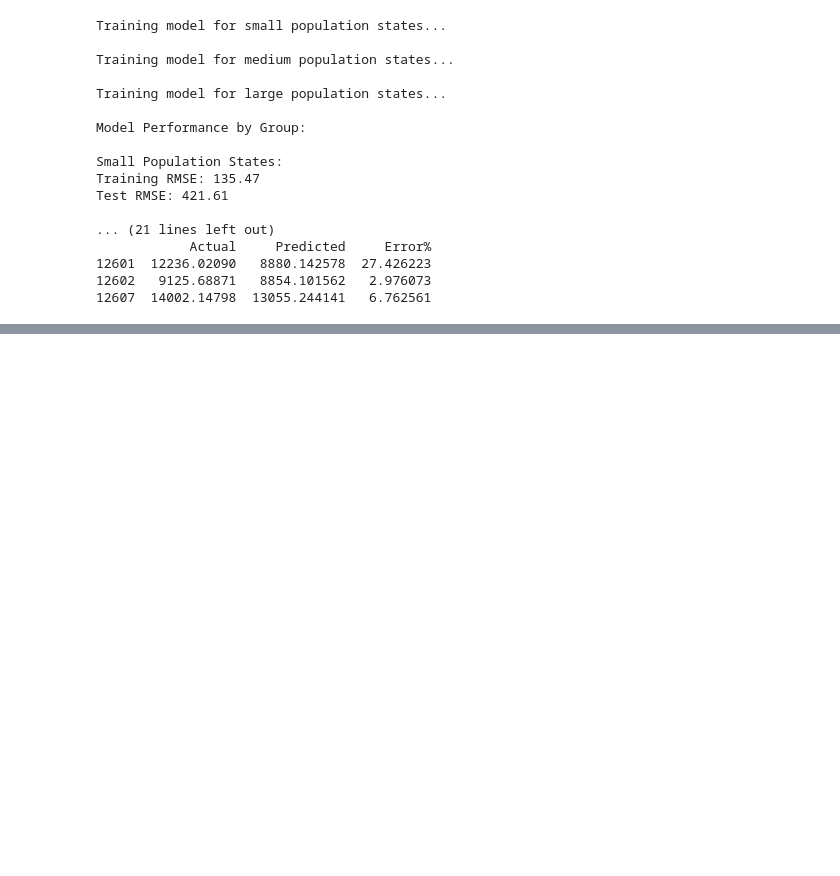
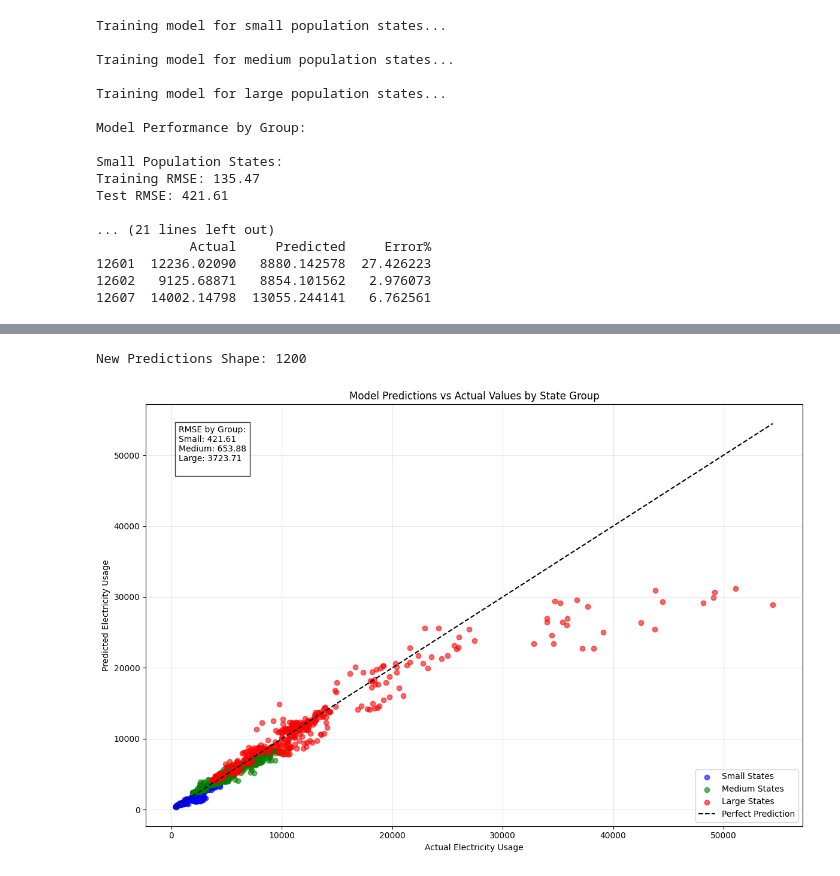
Before and after one commit to Ahmedayaz1210/electricity-usage-prediction, a Jupyter notebook: notebooks/Project - Draft 3.ipynb, the cells around one changed output, grey strips where cells are left out. Cells and saved outputs as stored; diff of their text form; code cells hidden in the pictures; blank space fills up the shorter version.

Commit message:
Updated Documentation - Up till creating and evaluating model, have to predict future now

```diff
--- a/notebooks/Project - Draft 3.ipynb
+++ b/notebooks/Project - Draft 3.ipynb
@@ -2967,0 +2980,78 @@ Test RMSE: 421.61
+# %%
+# Let's make fresh predictions with our stratified models
+def make_predictions_for_all():
+    predictions = []
+
+    # Make predictions for each group
+    for group in ['small', 'medium', 'large']:
+        mask = X_test['population_group'] == group
+        X_group = X_test[mask].drop('population_group', axis=1)
+
+        # Make predictions for this group
+        group_predictions = stratified_models[group].predict(X_group)
+
+        # Store predictions with their indices to maintain order
+        for idx, pred in zip(X_group.index, group_predictions):
+            predictions.append((idx, pred))
+
+    # Sort by original index and get just predictions
+    predictions.sort(key=lambda x: x[0])
+    return [p[1] for p in predictions]
+
+# Make new predictions
+new_test_pred = make_predictions_for_all()
+
+print("\nNew Predictions Shape:", len(new_test_pred))
+
+# Now create visualization with complete data
+def create_complete_performance_plot():
+    plt.figure(figsize=(12, 8))
+
+    # Plot each group with different colors
+    colors = {'small': 'blue', 'medium': 'green', 'large': 'red'}
+
+    for group in ['small', 'medium', 'large']:
+        mask = X_test['population_group'] == group
+        actuals = y_test[mask]
+        predictions = np.array(new_test_pred)[mask]
+
+        plt.scatter(actuals, predictions,
+                   alpha=0.6,
+                   color=colors[group],
+                   label=f'{group.capitalize()} States')
+
+    # Add perfect prediction line
+    all_vals = np.concatenate([y_test, new_test_pred])
+    max_val = np.max(all_vals)
+    min_val = np.min(all_vals)
+    plt.plot([min_val, max_val], [min_val, max_val],
+             'k--', label='Perfect Prediction')
+
+    plt.xlabel('Actual Electricity Usage')
+    plt.ylabel('Predicted Electricity Usage')
+    plt.title('Model Predictions vs Actual Values by State Group')
+    plt.legend()
+    plt.grid(True, alpha=0.3)
+
+    # Calculate and show RMSE for each group
+    rmse_text = "RMSE by Group:\n"
+    for group in ['small', 'medium', 'large']:
+        mask = X_test['population_group'] == group
+        group_actuals = y_test[mask]
+        group_predictions = np.array(new_test_pred)[mask]
+        rmse = root_mean_squared_error(group_actuals, group_predictions)
+        rmse_text += f"{group.capitalize()}: {rmse:.2f}\n"
+
+    plt.text(0.05, 0.95, rmse_text,
+             transform=plt.gca().transAxes,
+             bbox=dict(facecolor='white', alpha=0.8),
+             verticalalignment='top')
+
+    plt.tight_layout()
+    plt.show()
+
+# Create the plot
+create_complete_performance_plot()
+# %% [output]
+New Predictions Shape: 1200
+[figure, added]
```
Also changed, not shown: parts of 9 cells of this notebook.
